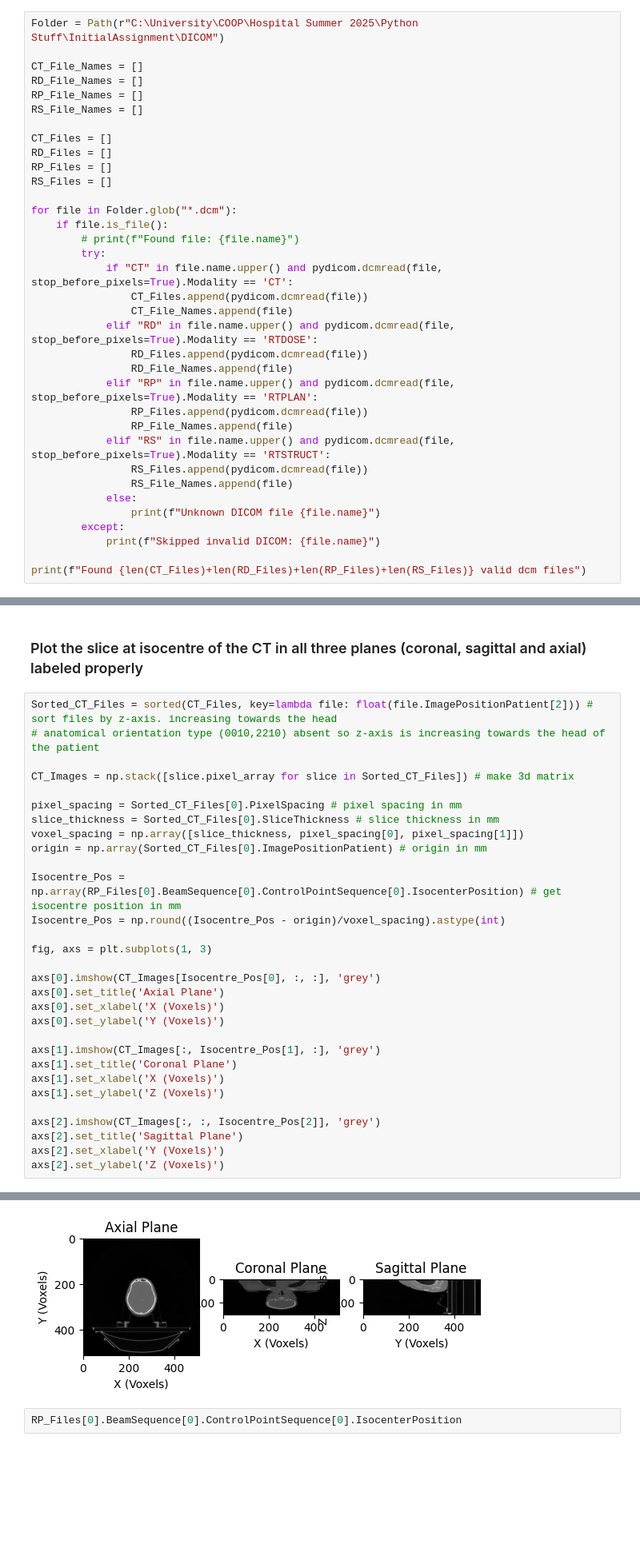
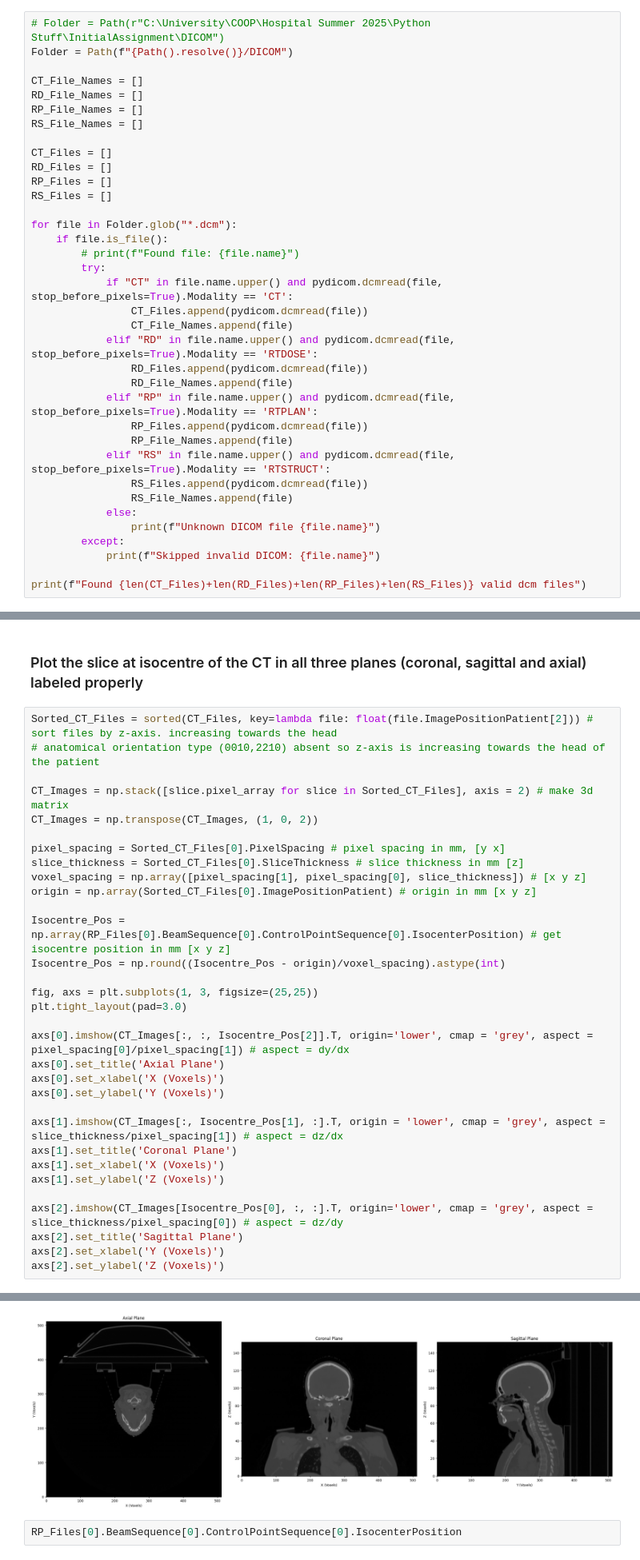
Before and after one commit to danieldeiros/TOH_Tractography, a Jupyter notebook: assignment.ipynb, the cells around one changed output, grey strips where cells are left out. Shown: that part at 80% size. Cells and saved outputs as stored; diff of their text form; blank space fills up the shorter version.

Commit message:
Progress to isocentre plots

```diff
--- a/assignment.ipynb
+++ b/assignment.ipynb
@@ -11,7 +11,8 @@ import matplotlib.pyplot as plt
 # %% [markdown]
 ### Read all files
 # %%
-Folder = Path(r"C:\University\COOP\Hospital Summer 2025\Python Stuff\InitialAssignment\DICOM")
+# Folder = Path(r"C:\University\COOP\Hospital Summer 2025\Python Stuff\InitialAssignment\DICOM")
+Folder = Path(f"{Path().resolve()}/DICOM")
 
 CT_File_Names = []
 RD_File_Names = []
@@ -125,29 +126,31 @@ plt.show()
 Sorted_CT_Files = sorted(CT_Files, key=lambda file: float(file.ImagePositionPatient[2])) # sort files by z-axis. increasing towards the head
 # anatomical orientation type (0010,2210) absent so z-axis is increasing towards the head of the patient
 
-CT_Images = np.stack([slice.pixel_array for slice in Sorted_CT_Files]) # make 3d matrix
+CT_Images = np.stack([slice.pixel_array for slice in Sorted_CT_Files], axis = 2) # make 3d matrix
+CT_Images = np.transpose(CT_Images, (1, 0, 2))
 
-pixel_spacing = Sorted_CT_Files[0].PixelSpacing # pixel spacing in mm
-slice_thickness = Sorted_CT_Files[0].SliceThickness # slice thickness in mm
-voxel_spacing = np.array([slice_thickness, pixel_spacing[0], pixel_spacing[1]])
-origin = np.array(Sorted_CT_Files[0].ImagePositionPatient) # origin in mm
+pixel_spacing = Sorted_CT_Files[0].PixelSpacing # pixel spacing in mm, [y x]
+slice_thickness = Sorted_CT_Files[0].SliceThickness # slice thickness in mm [z]
+voxel_spacing = np.array([pixel_spacing[1], pixel_spacing[0], slice_thickness]) # [x y z]
+origin = np.array(Sorted_CT_Files[0].ImagePositionPatient) # origin in mm [x y z]
 
-Isocentre_Pos = np.array(RP_Files[0].BeamSequence[0].ControlPointSequence[0].IsocenterPosition) # get isocentre position in mm
+Isocentre_Pos = np.array(RP_Files[0].BeamSequence[0].ControlPointSequence[0].IsocenterPosition) # get isocentre position in mm [x y z]
 Isocentre_Pos = np.round((Isocentre_Pos - origin)/voxel_spacing).astype(int)
 
-fig, axs = plt.subplots(1, 3)
+fig, axs = plt.subplots(1, 3, figsize=(25,25))
+plt.tight_layout(pad=3.0)
 
-axs[0].imshow(CT_Images[Isocentre_Pos[0], :, :], 'grey')
+axs[0].imshow(CT_Images[:, :, Isocentre_Pos[2]].T, origin='lower', cmap = 'grey', aspect = pixel_spacing[0]/pixel_spacing[1]) # aspect = dy/dx
 axs[0].set_title('Axial Plane')
 axs[0].set_xlabel('X (Voxels)')
 axs[0].set_ylabel('Y (Voxels)')
 
-axs[1].imshow(CT_Images[:, Isocentre_Pos[1], :], 'grey')
+axs[1].imshow(CT_Images[:, Isocentre_Pos[1], :].T, origin = 'lower', cmap = 'grey', aspect = slice_thickness/pixel_spacing[1]) # aspect = dz/dx
 axs[1].set_title('Coronal Plane')
 axs[1].set_xlabel('X (Voxels)')
 axs[1].set_ylabel('Z (Voxels)')
 
-axs[2].imshow(CT_Images[:, :, Isocentre_Pos[2]], 'grey')
+axs[2].imshow(CT_Images[Isocentre_Pos[0], :, :].T, origin='lower', cmap = 'grey', aspect = slice_thickness/pixel_spacing[0]) # aspect = dz/dy
 axs[2].set_title('Sagittal Plane')
 axs[2].set_xlabel('Y (Voxels)')
 axs[2].set_ylabel('Z (Voxels)')
@@ -156,4 +159,4 @@ Text(0, 0.5, 'Z (Voxels)')
-[figure, old version]
+[figure, new version]
 # %%
 RP_Files[0].BeamSequence[0].ControlPointSequence[0].IsocenterPosition
 # %% [output]
```
Also changed, not shown: parts of 6 cells of this notebook.
